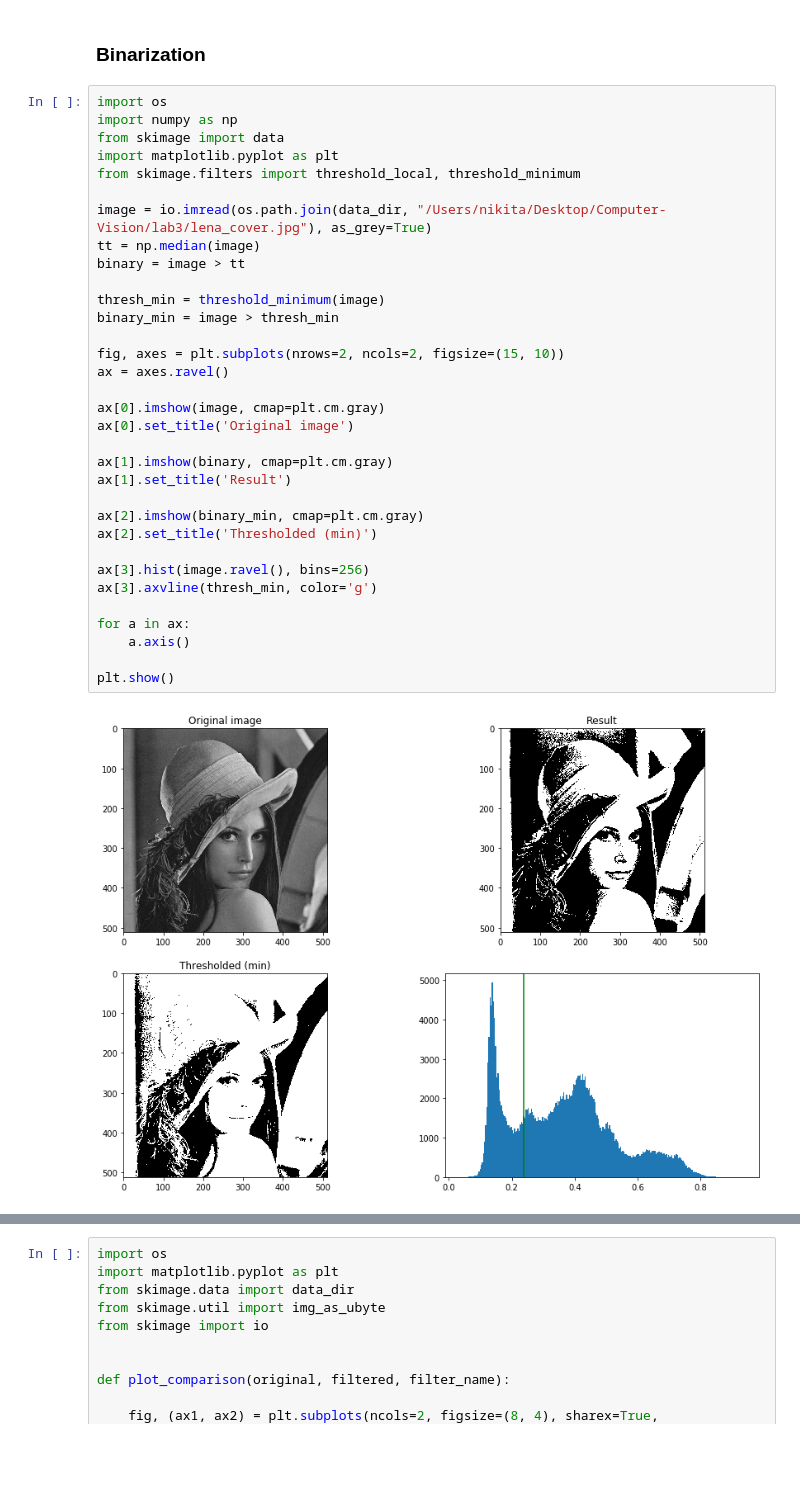
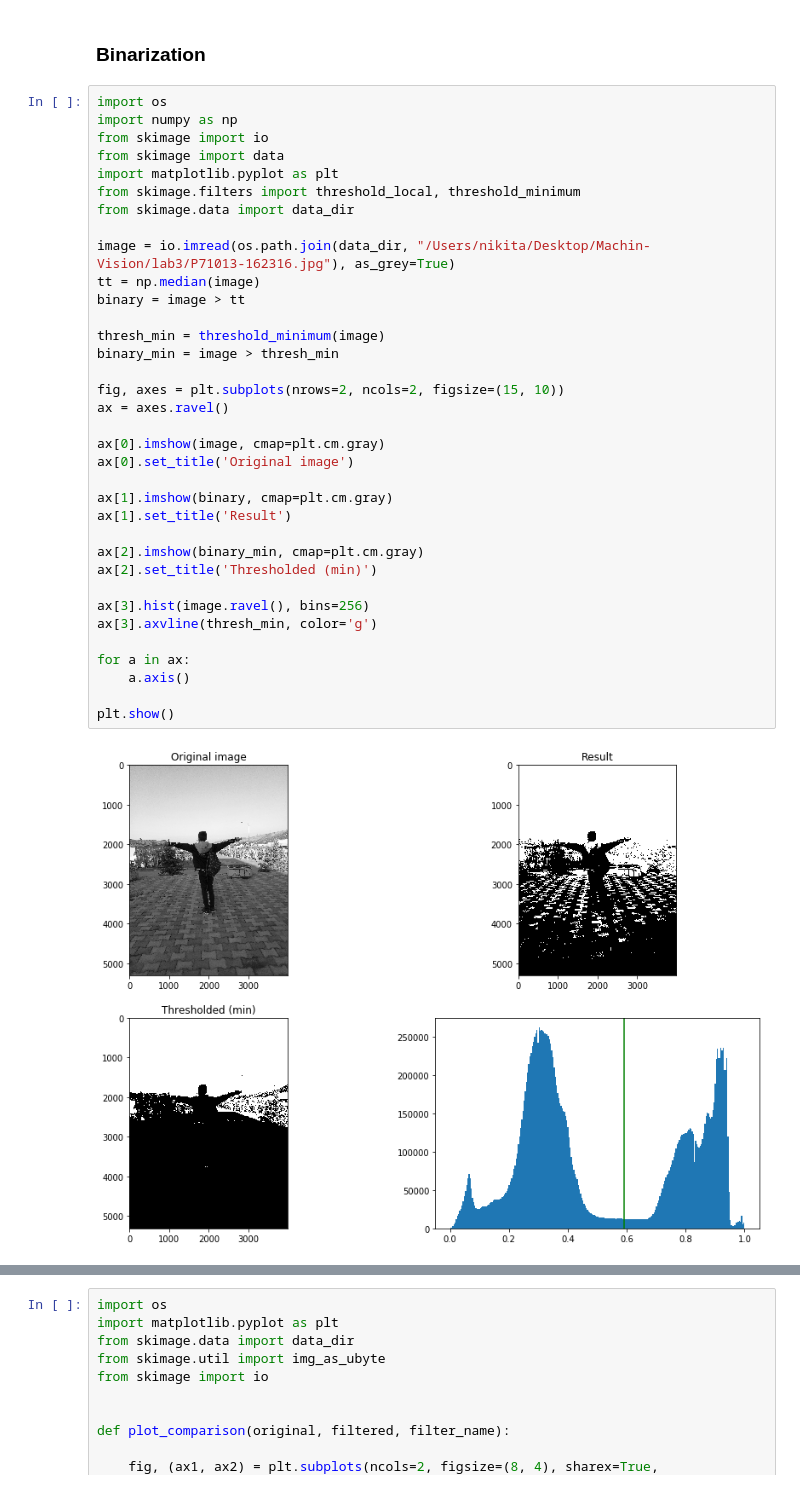
Before and after one commit to Nikich-kun/Machin-Vision, a Jupyter notebook: lab3/lab3.ipynb, the cells around one changed output, grey strips where cells are left out. Drawn from its saved outputs; the diff is of its cells as text; blank space fills up the shorter version.

```diff
--- a/lab3/lab3.ipynb
+++ b/lab3/lab3.ipynb
@@ -11,38 +11,40 @@
 # %%
 import os
 import numpy as np
+from skimage import io
 from skimage import data
 import matplotlib.pyplot as plt
 from skimage.filters import threshold_local, threshold_minimum
+from skimage.data import data_dir
 
-image = io.imread(os.path.join(data_dir, "/Users/nikita/Desktop/Computer-Vision/lab3/lena_cover.jpg"), as_grey=True)
+image = io.imread(os.path.join(data_dir, "/Users/nikita/Desktop/Machin-Vision/lab3/P71013-162316.jpg"), as_grey=True)
 tt = np.median(image)
 binary = image > tt
 
 thresh_min = threshold_minimum(image)
 binary_min = image > thresh_min
 
 fig, axes = plt.subplots(nrows=2, ncols=2, figsize=(15, 10))
 ax = axes.ravel()
 
 ax[0].imshow(image, cmap=plt.cm.gray)
 ax[0].set_title('Original image')
 
 ax[1].imshow(binary, cmap=plt.cm.gray)
 ax[1].set_title('Result')
 
 ax[2].imshow(binary_min, cmap=plt.cm.gray)
 ax[2].set_title('Thresholded (min)')
 
 ax[3].hist(image.ravel(), bins=256)
 ax[3].axvline(thresh_min, color='g')
 
 for a in ax:
     a.axis()
 
 plt.show()
 # %% [output]
-[figure, old version]
+[figure, new version]
 # %%
 import numpy as np
 import matplotlib.pyplot as plt
```
Also changed, not shown: parts of 3 cells of this notebook, 19 other files.
